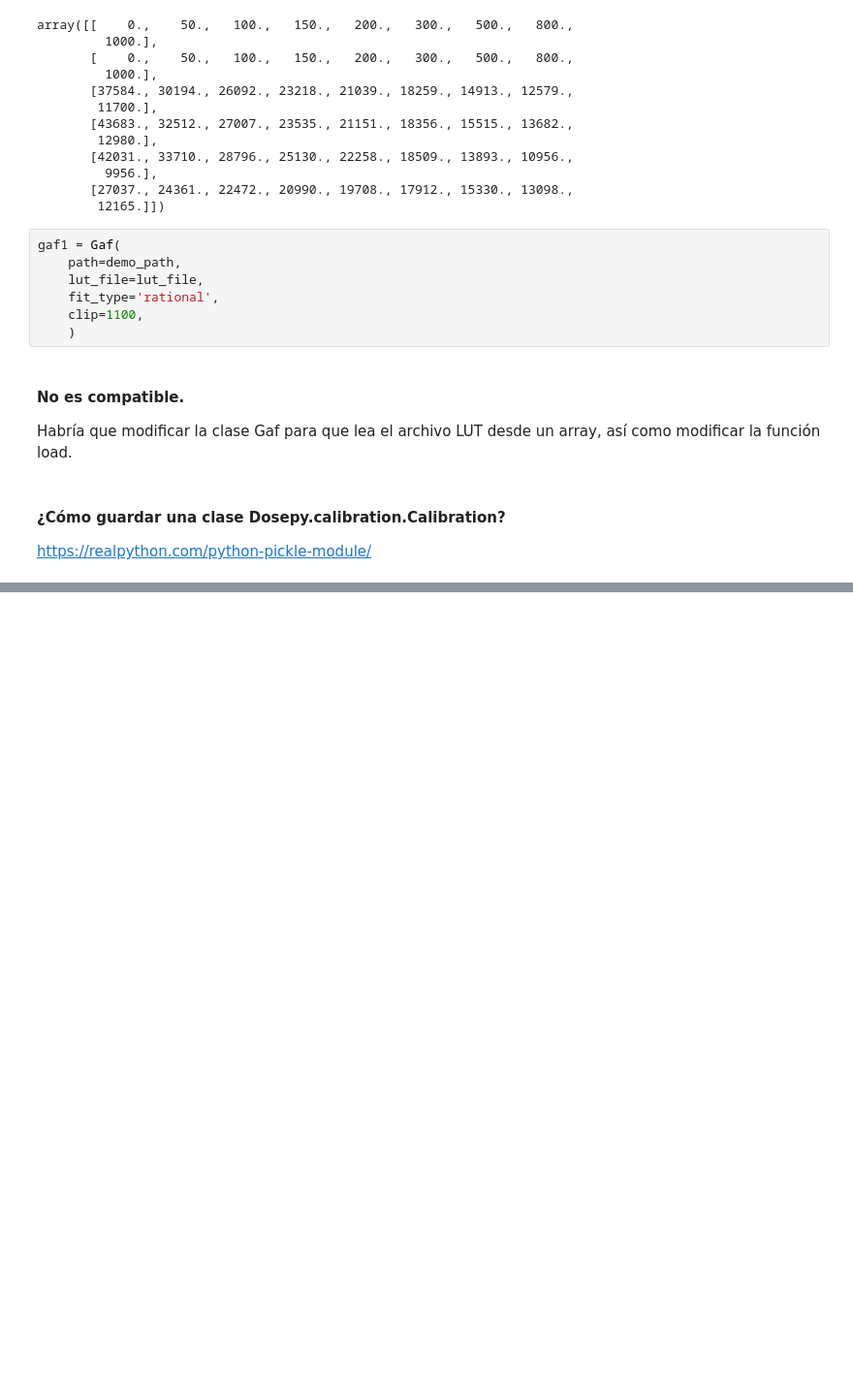
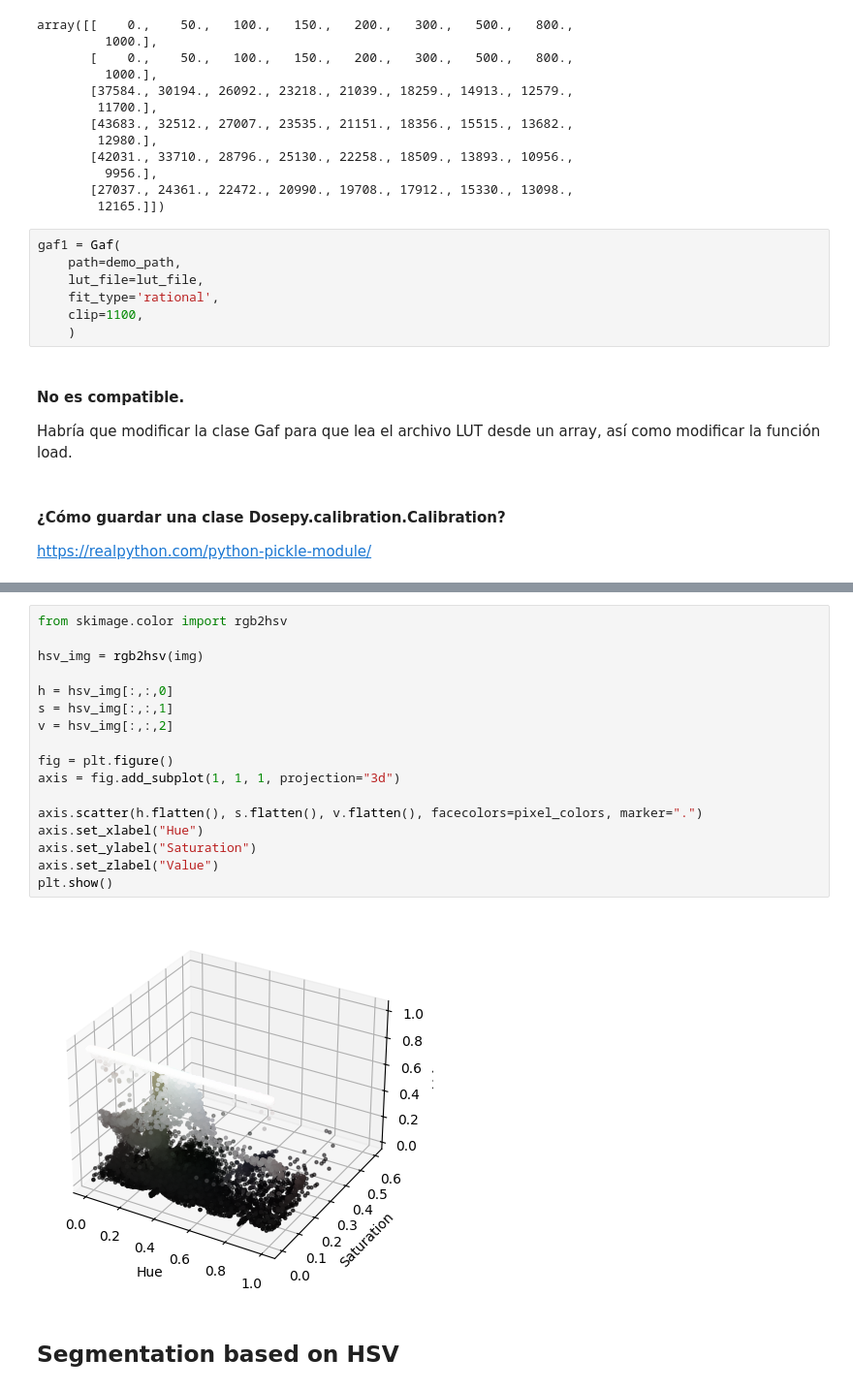
Before and after one commit to LuisOlivaresJ/Dosepy, a Jupyter notebook: src/Dosepy/tools/to_do_progress.ipynb, the cells around one changed output, grey strips where cells are left out. Shown: that part at 97% size. Cells and saved outputs as stored; diff of their text form; blank space fills up the shorter version.

```diff
--- a/src/Dosepy/tools/to_do_progress.ipynb
+++ b/src/Dosepy/tools/to_do_progress.ipynb
@@ -47,0 +79,21 @@ https://realpython.com/python-pickle-module/
+# %%
+from skimage.color import rgb2hsv
+
+hsv_img = rgb2hsv(img)
+
+h = hsv_img[:,:,0]
+s = hsv_img[:,:,1]
+v = hsv_img[:,:,2]
+
+fig = plt.figure()
+axis = fig.add_subplot(1, 1, 1, projection="3d")
+
+axis.scatter(h.flatten(), s.flatten(), v.flatten(), facecolors=pixel_colors, marker=".")
+axis.set_xlabel("Hue")
+axis.set_ylabel("Saturation")
+axis.set_zlabel("Value")
+plt.show()
+# %% [output]
+[figure, added]
+# %% [markdown]
+## Segmentation based on HSV
```
Also changed, not shown: parts of 6 cells of this notebook, 1 other file.
